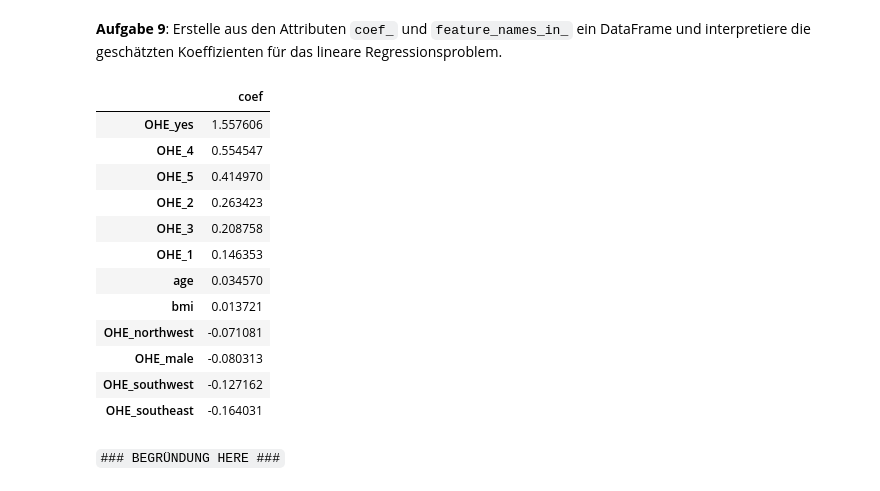
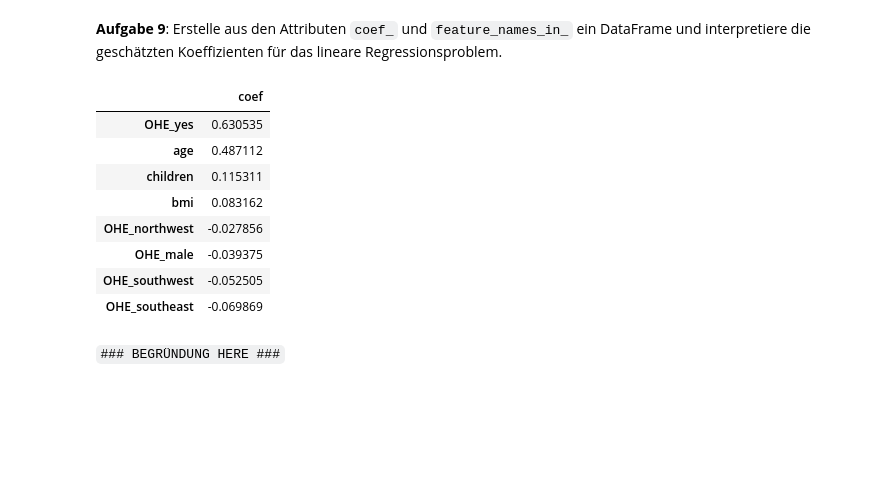
Before and after one commit to julienboth/pda_23, a Jupyter notebook: uebung_7/Praktische Datenanalyse_7.1._Loesung.ipynb, the cells around one changed output. Drawn from its saved outputs; the diff is of its cells as text; code cells hidden in the pictures; blank space fills up the shorter version.

```diff
--- a/uebung_7/Praktische Datenanalyse_7.1._Loesung.ipynb
+++ b/uebung_7/Praktische Datenanalyse_7.1._Loesung.ipynb
@@ -106,7 +107,7 @@ Nenne den neuen DataFrame `insur_df_ohe`.
 ### CODE HERE ###
 # %%
 ### SOLUTION HERE ###
-cat_col = ['sex','children', 'smoker', 'region']
+cat_col = ['sex', 'smoker', 'region']
 
 insur_df_ohe = pd.get_dummies(data = insur_df,
                               prefix = 'OHE',
@@ -134,3 +151,21 @@ X = insur_df_ohe.drop('charges',axis=1)
 y = insur_df_ohe['charges']
 
 X_train, X_test, y_train, y_test = train_test_split(X,y,test_size=0.3,random_state=42)
+
+# Addition after lesson, to normalize the data
+
+# Initialize MinMaxScaler
+scaler = StandardScaler()
+
+# Fit to X_train data
+scaler.fit(X_train)
+
+# Transform the data based on fit of input data for training for training and test input data
+X_train_tf = scaler.transform(X_train)
+X_test_tf = scaler.transform(X_test)
+
+# Test, that it worked correctly
+print("Transformed Trainings Data")
+print(X_train_tf[0:5])
+print("Transformed Test Data")
+print(X_test_tf[0:5])
@@ -143,7 +196,7 @@ X_train, X_test, y_train, y_test = train_test_split(X,y,test_size=0.3,random_sta
 # %%
 ### SOLUTION HERE ###
 lin_reg = LinearRegression()
-lin_reg.fit(X_train,y_train)
+lin_reg.fit(X_train_tf,y_train)
 # %% [output]
 LinearRegression()
 # %% [markdown]
@@ -154,21 +207,17 @@ LinearRegression()
 ### CODE HERE ###
 # %%
 ### SOLUTION HERE ###
-pd.DataFrame(data = lin_reg.coef_, index = lin_reg.feature_names_in_, columns=['coef']).sort_values(by='coef', ascending=False)
+pd.DataFrame(data = lin_reg.coef_, index = X_train.columns, columns=['coef']).sort_values(by='coef', ascending=False)
 # %% [output]
 |  | coef |
-| OHE_yes | 1.557606 |
-| OHE_4 | 0.554547 |
-| OHE_5 | 0.414970 |
-| OHE_2 | 0.263423 |
-| OHE_3 | 0.208758 |
-| OHE_1 | 0.146353 |
-| age | 0.034570 |
-| bmi | 0.013721 |
-| OHE_northwest | -0.071081 |
-| OHE_male | -0.080313 |
-| OHE_southwest | -0.127162 |
-| OHE_southeast | -0.164031 |
+| OHE_yes | 0.630535 |
+| age | 0.487112 |
+| children | 0.115311 |
+| bmi | 0.083162 |
+| OHE_northwest | -0.027856 |
+| OHE_male | -0.039375 |
+| OHE_southwest | -0.052505 |
+| OHE_southeast | -0.069869 |
 # %% [markdown]
 `### BEGRÜNDUNG HERE ###`
 # %% [markdown]
```
Also changed, not shown: parts of 27 cells of this notebook.
